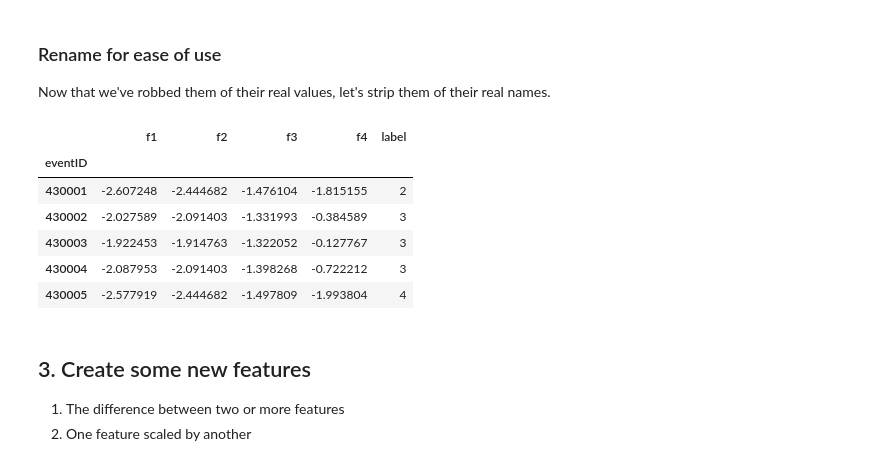
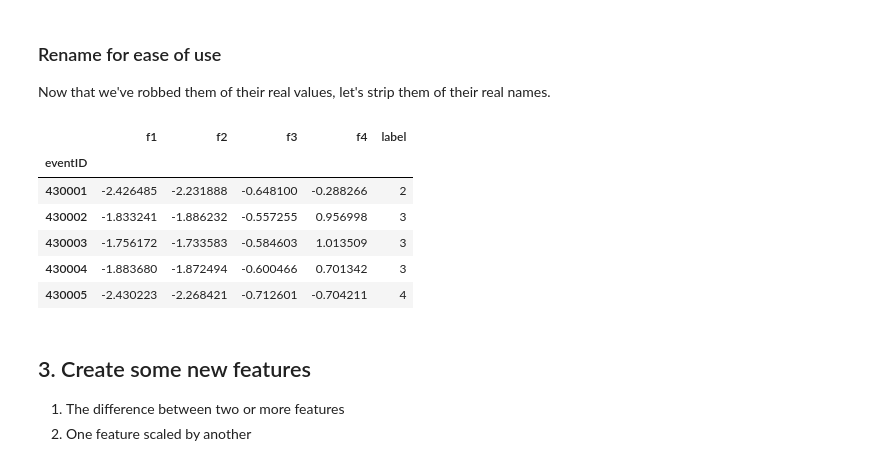
Before and after one commit to BDannowitz/polymath-progression-blog, a Jupyter notebook: feature-engineering/Feature-Engineering.ipynb, the cells around one changed output. Saved outputs shown, nothing was run; the diff lists cells and outputs as text; code cells hidden in the pictures.

```diff
--- a/feature-engineering/Feature-Engineering.ipynb
+++ b/feature-engineering/Feature-Engineering.ipynb
@@ -21,8 +21,8 @@ import seaborn as sns
 sns.set_style("white")
 sns.set_context("paper", font_scale=1.4)
 # %%
-data_df = pd.read_csv('raw-data.csv', index_col='eventID')
-data_df.head()
+df = pd.read_csv('raw-data.csv', index_col='eventID')
+df.head()
 # %% [output]
 |  | AfterInhMATRIX5 | PrescaleMATRIX5 | RawMATRIX4 | RawTriggers | label |
 | eventID |  |  |  |  |  |
@@ -31,3 +31,6 @@ data_df.head()
 | 430003 | 36317 | 15 | 1675869 | 12002554 | 3 |
 | 430004 | 34088 | 14 | 1637602 | 11564482 | 3 |
 | 430005 | 27489 | 12 | 1587623 | 10627391 | 4 |
+# %%
+intensity_df = pd.read_csv('intensity.csv', sep='\t', index_col='eventID')
+intensity_df.head()
@@ -33,0 +70,6 @@ data_df.head()
+# %%
+# Same exact thing, but using `apply()` instead of looping
+adj_df = df.copy()
+adj_df[adj_df.columns[:-1]] = \
+    adj_df[adj_df.columns[:-1]].apply(lambda x: x / intensity_df['intensity'])
+adj_df.head()
@@ -50,0 +109,12 @@ StandardScaler scales everything down such that:
+# %%
+# A newer tool that's robust against outliers
+from sklearn.preprocessing import RobustScaler
+
+# Make a copy of the data
+robust_df = adj_df.copy()
+
+# Fit the scaling factors and save the scale
+robust_scale = RobustScaler().fit(robust_df[robust_df.columns[:-1]])
+# Apply the StandardScaler transformation to the data
+robust_df[robust_df.columns[:-1]] = \
+    robust_scale.transform(robust_df[robust_df.columns[:-1]])
@@ -73,16 +164,17 @@ plt.show()
 
 Now that we've robbed them of their real values, let's strip them of their real names.
 # %%
+scaled_df = robust_df.copy()
 scaled_df.columns = ['f1', 'f2', 'f3', 'f4', 'label']
 scaled_df.head()
 # %% [output]
 |  | f1 | f2 | f3 | f4 | label |
 | eventID |  |  |  |  |  |
-| 430001 | -2.607248 | -2.444682 | -1.476104 | -1.815155 | 2 |
-| 430002 | -2.027589 | -2.091403 | -1.331993 | -0.384589 | 3 |
-| 430003 | -1.922453 | -1.914763 | -1.322052 | -0.127767 | 3 |
-| 430004 | -2.087953 | -2.091403 | -1.398268 | -0.722212 | 3 |
-| 430005 | -2.577919 | -2.444682 | -1.497809 | -1.993804 | 4 |
+| 430001 | -2.426485 | -2.231888 | -0.648100 | -0.288266 | 2 |
+| 430002 | -1.833241 | -1.886232 | -0.557255 | 0.956998 | 3 |
+| 430003 | -1.756172 | -1.733583 | -0.584603 | 1.013509 | 3 |
+| 430004 | -1.883680 | -1.872494 | -0.600466 | 0.701342 | 3 |
+| 430005 | -2.430223 | -2.268421 | -0.712601 | -0.704211 | 4 |
 # %% [markdown]
 ## 3. Create some new features
 
```
Also changed, not shown: parts of 23 cells of this notebook, 3 other files.
